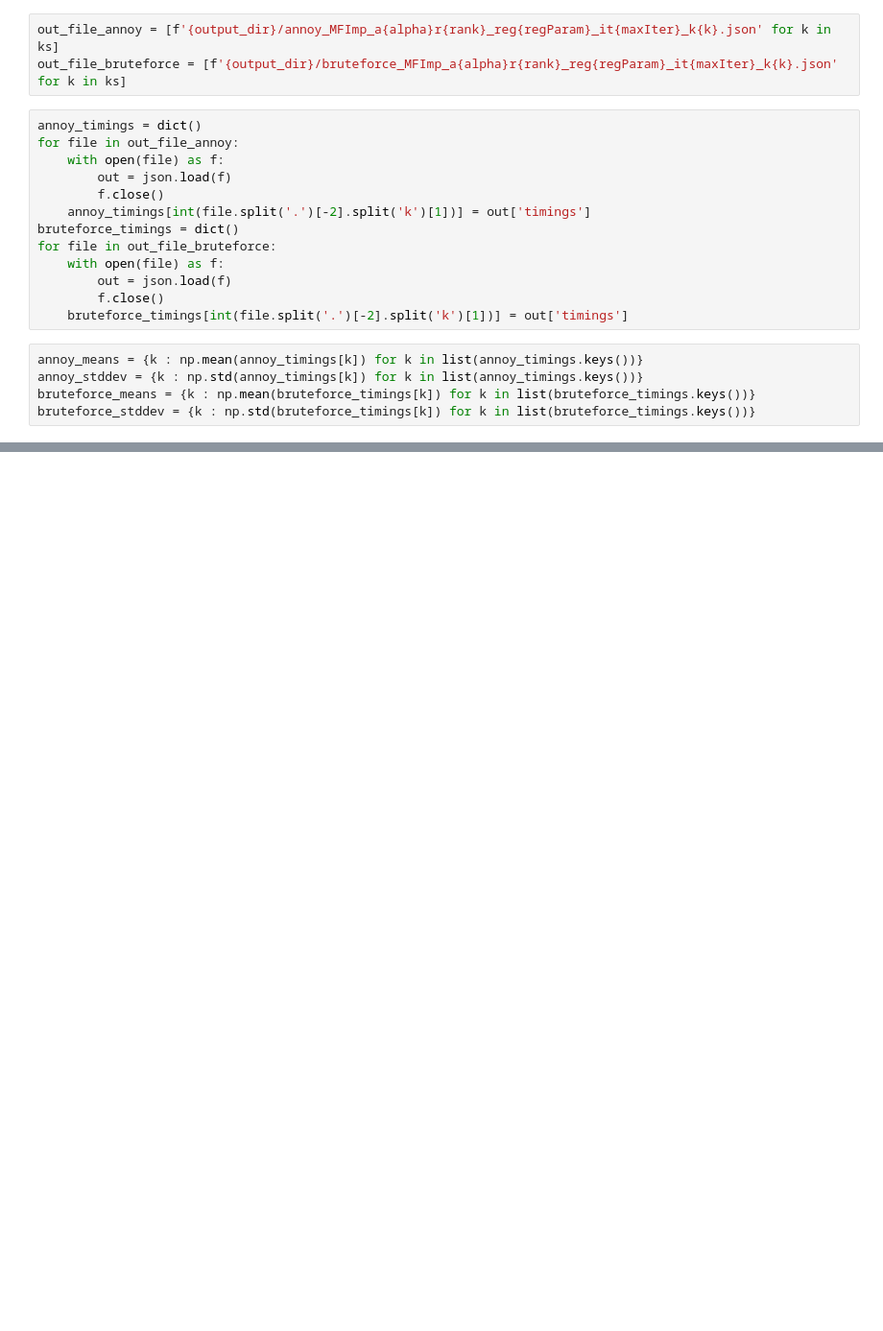
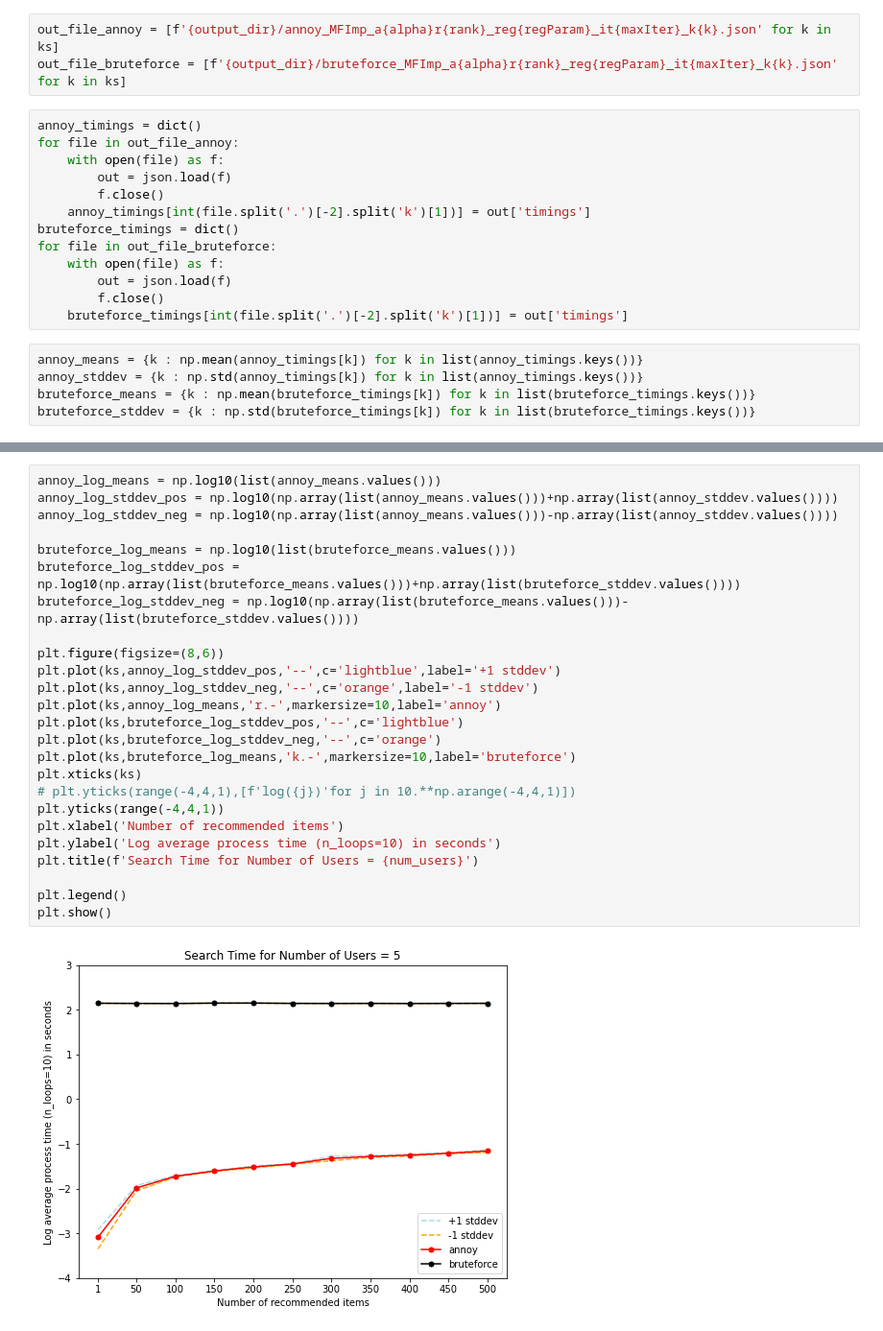
Before and after one commit to mginabluebox/million_song_dataset_recommender_system, a Jupyter notebook: fast_search/plot.ipynb, the cells around one changed output, grey strips where cells are left out. Shown at 96% size. Drawn from its saved outputs; the diff is of its cells as text; blank space fills up the shorter version.

Commit message:
update fast search plot and cold start modeling script

```diff
--- a/fast_search/plot.ipynb
+++ b/fast_search/plot.ipynb
@@ -54,3 +56,30 @@ ax[1].set_xlabel('Number of recommended items')
 plt.show()
 # %% [output]
 [figure]
+# %%
+annoy_log_means = np.log10(list(annoy_means.values()))
+annoy_log_stddev_pos = np.log10(np.array(list(annoy_means.values()))+np.array(list(annoy_stddev.values())))
+annoy_log_stddev_neg = np.log10(np.array(list(annoy_means.values()))-np.array(list(annoy_stddev.values())))
+
+bruteforce_log_means = np.log10(list(bruteforce_means.values()))
+bruteforce_log_stddev_pos = np.log10(np.array(list(bruteforce_means.values()))+np.array(list(bruteforce_stddev.values())))
+bruteforce_log_stddev_neg = np.log10(np.array(list(bruteforce_means.values()))-np.array(list(bruteforce_stddev.values())))
+
+plt.figure(figsize=(8,6))
+plt.plot(ks,annoy_log_stddev_pos,'--',c='lightblue',label='+1 stddev')
+plt.plot(ks,annoy_log_stddev_neg,'--',c='orange',label='-1 stddev')
+plt.plot(ks,annoy_log_means,'r.-',markersize=10,label='annoy')
+plt.plot(ks,bruteforce_log_stddev_pos,'--',c='lightblue')
+plt.plot(ks,bruteforce_log_stddev_neg,'--',c='orange')
+plt.plot(ks,bruteforce_log_means,'k.-',markersize=10,label='bruteforce')
+plt.xticks(ks)
+# plt.yticks(range(-4,4,1),[f'log({j})'for j in 10.**np.arange(-4,4,1)])
+plt.yticks(range(-4,4,1))
+plt.xlabel('Number of recommended items')
+plt.ylabel('Log average process time (n_loops=10) in seconds')
+plt.title(f'Search Time for Number of Users = {num_users}')
+
+plt.legend()
+plt.show()
+# %% [output]
+[figure, added]
```
Also changed, not shown: parts of 1 cell of this notebook, 1 other file.
